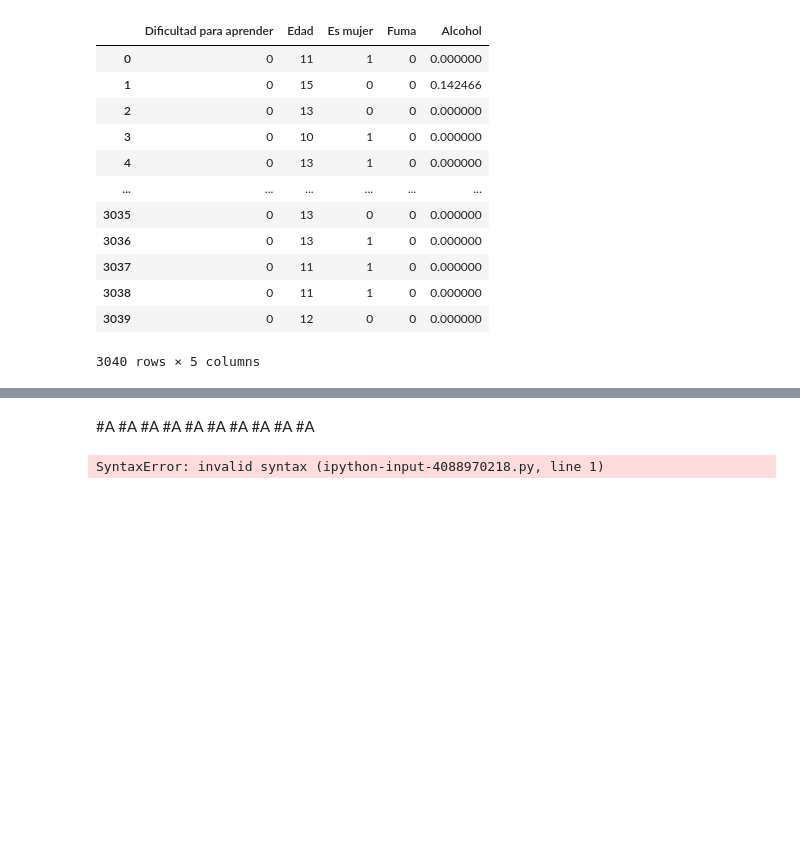
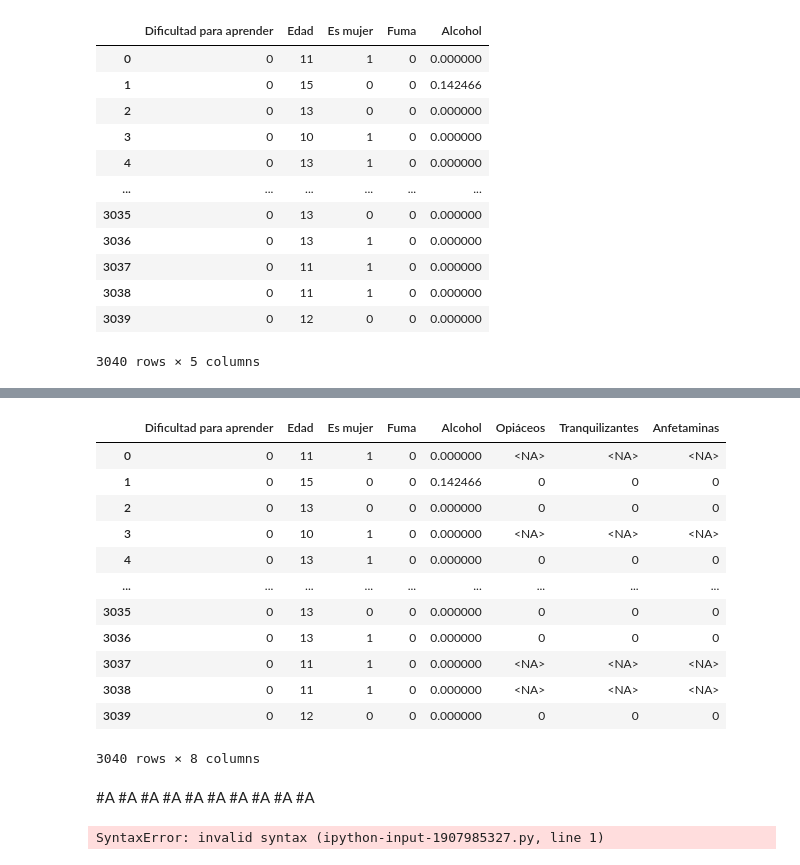
Before and after one commit to omar-tueme/ciencia-de-datos-avanzada-mek-enero-2026, a Jupyter notebook: 01_EDA.ipynb, the cells around one changed output, grey strips where cells are left out. Drawn from its saved outputs; the diff is of its cells as text; code cells hidden in the pictures; blank space fills up the shorter version.

```diff
--- a/01_EDA.ipynb
+++ b/01_EDA.ipynb
@@ -828,9 +835,12 @@ pd.crosstab(
 | algunos días? | 1 | 10 | 51 | 2 |
 | todos los días? | 0 | 1 | 1 | 0 |
 # %%
-df_final['Fuma'] = ((df_clean1['d0101'] == 'algunos días?') | (df_clean1['d0101'] == 'todos los días?') | (df_clean1['d0107'] == 'algunos días?') | (df_clean1['d0101'] == 'todos los días?')).astype(int)
+df_final['Fuma'] = ((df_clean1['d0101'] == 'algunos días?') |
+ (df_clean1['d0101'] == 'todos los días?') |
+  (df_clean1['d0107'] == 'algunos días?') |
+   (df_clean1['d0101'] == 'todos los días?')).astype(int)
 
-df_final['Fuma'].value_counts()
+df_final['Fuma'].value_counts(dropna=False)
 # %% [output]
 |  | count |
 | Fuma |  |
@@ -956,0 +1138,8 @@ df_final
+# %%
+df_final['Opiáceos'] = np.where(
+    df_clean1['d01a03a'].isna(),
+    pd.NA,
+    (df_clean1['d01a03a'] == 'Sí').astype(int)
+)
+
+df_final['Opiáceos'].value_counts(dropna=False)
@@ -956,0 +1153,8 @@ df_final
+# %%
+df_final['Tranquilizantes'] = np.where(
+    df_clean1['d01a03b'].isna() & df_clean1['d01a03c'].isna(),
+    pd.NA,
+    ((df_clean1['d01a03b'] == 'Sí') | (df_clean1['d01a03c'] == 'Sí')).astype(int)
+)
+
+df_final['Tranquilizantes'].value_counts(dropna=False)
@@ -956,0 +1168,8 @@ df_final
+# %%
+df_final['Anfetaminas'] = np.where(
+    df_clean1['d01a03d'].isna(),
+    pd.NA,
+    (df_clean1['d01a03d'] == 'Sí').astype(int)
+)
+
+df_final['Anfetaminas'].value_counts(dropna=False)
@@ -957,3 +1183,19 @@ df_final
+# %%
+df_final
+# %% [output]
+|  | Dificultad para aprender | Edad | Es mujer | Fuma | Alcohol | Opiáceos | Tranquilizantes | Anfetaminas |
+| 0 | 0 | 11 | 1 | 0 | 0.000000 | <NA> | <NA> | <NA> |
+| 1 | 0 | 15 | 0 | 0 | 0.142466 | 0 | 0 | 0 |
+| 2 | 0 | 13 | 0 | 0 | 0.000000 | 0 | 0 | 0 |
+| 3 | 0 | 10 | 1 | 0 | 0.000000 | <NA> | <NA> | <NA> |
+| 4 | 0 | 13 | 1 | 0 | 0.000000 | 0 | 0 | 0 |
+| ... | ... | ... | ... | ... | ... | ... | ... | ... |
+| 3035 | 0 | 13 | 0 | 0 | 0.000000 | 0 | 0 | 0 |
+| 3036 | 0 | 13 | 1 | 0 | 0.000000 | 0 | 0 | 0 |
+| 3037 | 0 | 11 | 1 | 0 | 0.000000 | <NA> | <NA> | <NA> |
+| 3038 | 0 | 11 | 1 | 0 | 0.000000 | <NA> | <NA> | <NA> |
+| 3039 | 0 | 12 | 0 | 0 | 0.000000 | 0 | 0 | 0 |
+3040 rows × 8 columns
 # %% [markdown]
 #A
 #A
@@ -968,6 +1210,15 @@ df_final
 # %%
 AL FINAL, NO CORRER HASTA QUE ESTÉ DF_FINAL LISTO
 
-df_final = df_final[~(df_final['Edad'] == 18) & ~(df_final['Edad'] == 19)]
+ADICINAL, HAY QUE ESPECIFICAR 2 MODELOS DISTINTOS POR LAS VARIABLES DE DROGAS CONTROLADAS E ILEGALES, UNA PARA NIÑOS ENTRE 10 Y 11 AÑOS Y OTRO PARA NIÑOS ENTRE 12 Y 17 AÑOS
+
+df_final = df_final[
+    ~(df_final['Edad'] == 18) &
+    ~(df_final['Edad'] == 19)]
+
+df_final = df_final[
+    (df_final['Edad'] < 12) |
+    (df_final['Opiáceos'].notna())
+]
 # %% [output]
-SyntaxError: invalid syntax (ipython-input-4088970218.py, line 1)
+SyntaxError: invalid syntax (ipython-input-1907985327.py, line 1)
```
Also changed, not shown: parts of 35 cells of this notebook.
